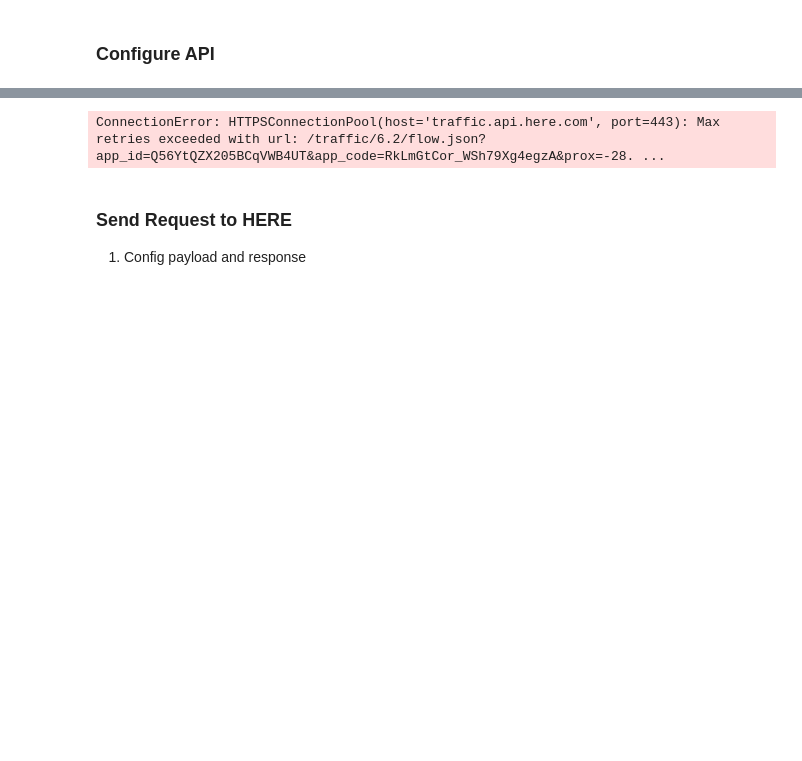
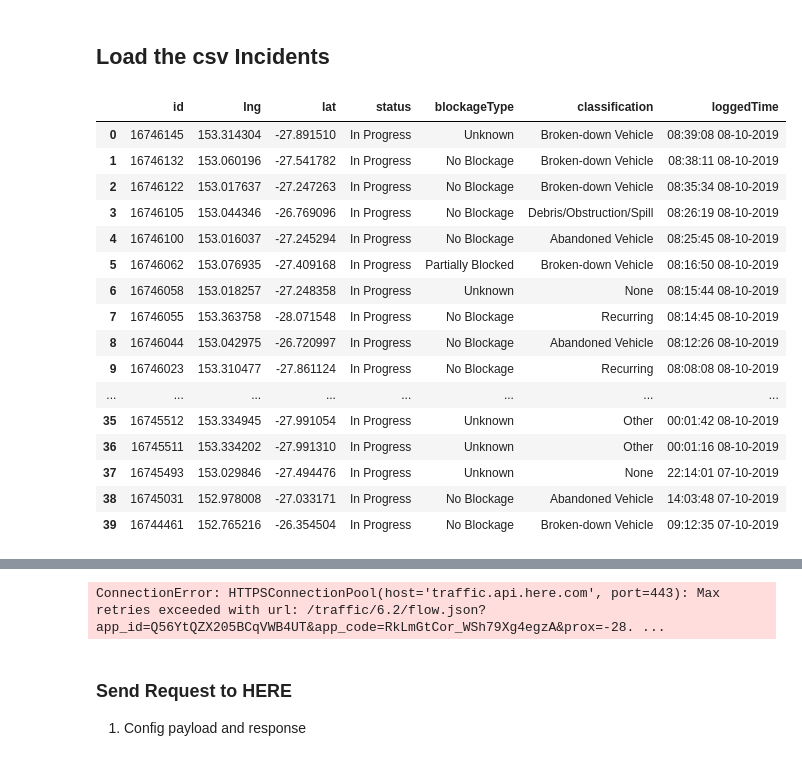
Before and after one commit to jaworra/Jupyter-Notebooks, a Jupyter notebook: hereJSON.ipynb, the cells around one changed output, grey strips where cells are left out. Cells and saved outputs as stored; diff of their text form; code cells hidden in the pictures; blank space fills up the shorter version.

```diff
--- a/hereJSON.ipynb
+++ b/hereJSON.ipynb
@@ -1,2 +1,2 @@
-# %% [markdown]
-### Configure API
+# %% [markdown]
+## Load the csv Incidents
@@ -2,0 +5,22 @@
+# %%
+incCsv = pd.read_csv('C:/Users/jaworra/Downloads/liveIncidents (16).csv')
+# %%
+incCsv
+# %% [output]
+|  | id | lng | lat | status | blockageType | classification | loggedTime |
+| 0 | 16746145 | 153.314304 | -27.891510 | In Progress | Unknown | Broken-down Vehicle | 08:39:08 08-10-2019 |
+| 1 | 16746132 | 153.060196 | -27.541782 | In Progress | No Blockage | Broken-down Vehicle | 08:38:11 08-10-2019 |
+| 2 | 16746122 | 153.017637 | -27.247263 | In Progress | No Blockage | Broken-down Vehicle | 08:35:34 08-10-2019 |
+| 3 | 16746105 | 153.044346 | -26.769096 | In Progress | No Blockage | Debris/Obstruction/Spill | 08:26:19 08-10-2019 |
+| 4 | 16746100 | 153.016037 | -27.245294 | In Progress | No Blockage | Abandoned Vehicle | 08:25:45 08-10-2019 |
+| 5 | 16746062 | 153.076935 | -27.409168 | In Progress | Partially Blocked | Broken-down Vehicle | 08:16:50 08-10-2019 |
+| 6 | 16746058 | 153.018257 | -27.248358 | In Progress | Unknown | None | 08:15:44 08-10-2019 |
+| 7 | 16746055 | 153.363758 | -28.071548 | In Progress | No Blockage | Recurring | 08:14:45 08-10-2019 |
+| 8 | 16746044 | 153.042975 | -26.720997 | In Progress | No Blockage | Abandoned Vehicle | 08:12:26 08-10-2019 |
+| 9 | 16746023 | 153.310477 | -27.861124 | In Progress | No Blockage | Recurring | 08:08:08 08-10-2019 |
+| ... | ... | ... | ... | ... | ... | ... | ... |
+| 35 | 16745512 | 153.334945 | -27.991054 | In Progress | Unknown | Other | 00:01:42 08-10-2019 |
+| 36 | 16745511 | 153.334202 | -27.991310 | In Progress | Unknown | Other | 00:01:16 08-10-2019 |
+| 37 | 16745493 | 153.029846 | -27.494476 | In Progress | Unknown | None | 22:14:01 07-10-2019 |
+| 38 | 16745031 | 152.978008 | -27.033171 | In Progress | No Blockage | Abandoned Vehicle | 14:03:48 07-10-2019 |
+| 39 | 16744461 | 152.765216 | -26.354504 | In Progress | No Blockage | Broken-down Vehicle | 09:12:35 07-10-2019 |
```
Also changed, not shown: parts of 11 cells of this notebook.
